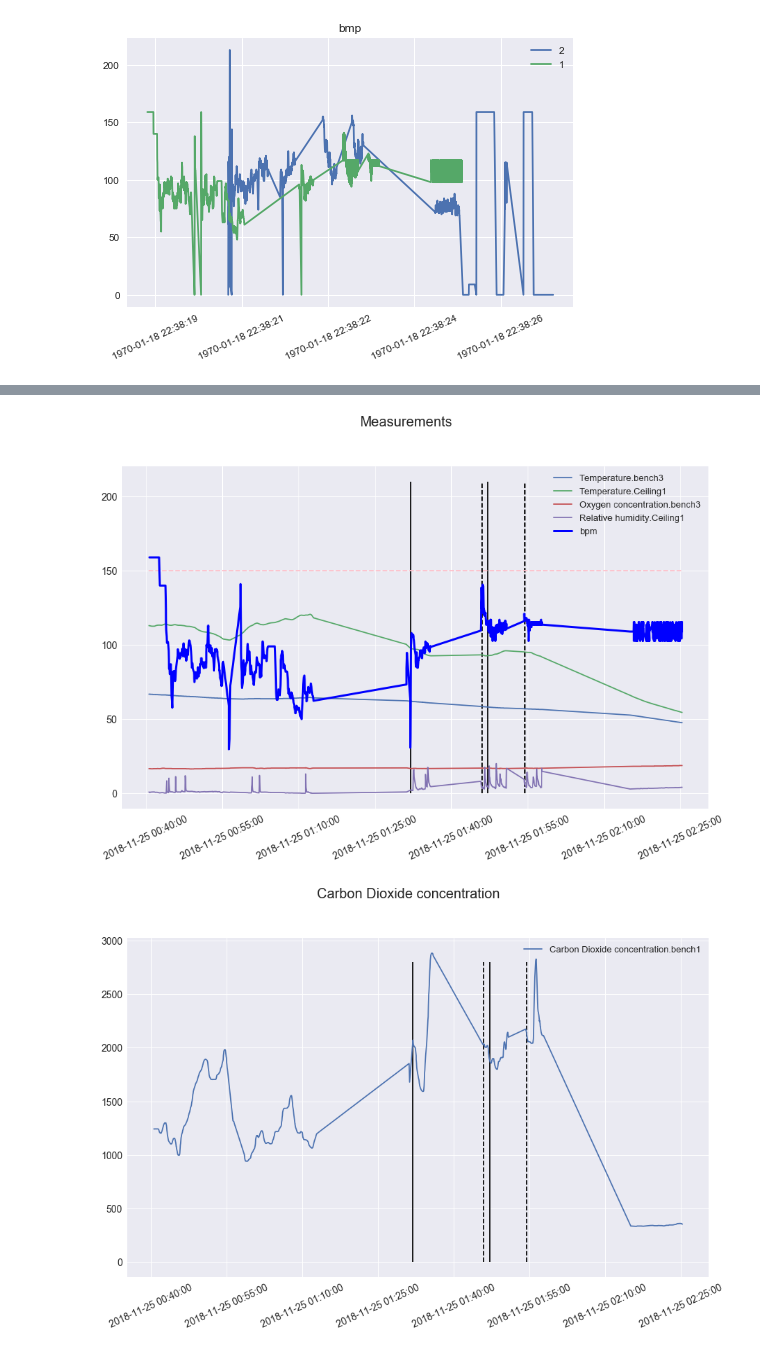
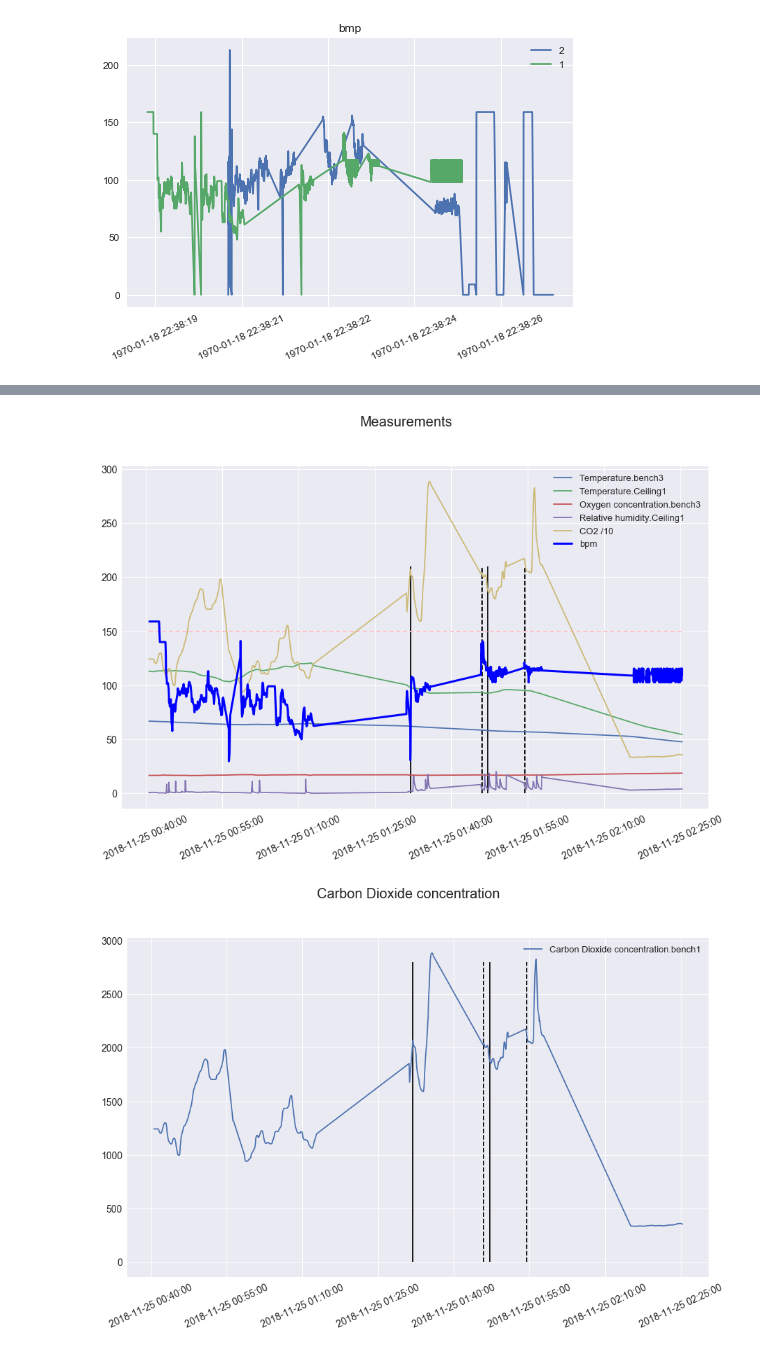
Before and after one commit to LizaLebedeva/junction-2018, a Jupyter notebook: sauna-app-joined-viz.ipynb, the cells around one changed output, grey strips where cells are left out. Cells and saved outputs as stored; diff of their text form; code cells hidden in the pictures.

Commit message:
merged two graphs

```diff
--- a/sauna-app-joined-viz.ipynb
+++ b/sauna-app-joined-viz.ipynb
@@ -405,6 +405,7 @@ df_cleaned.head()
 # %%
 user_id=1
 joined = pd.merge(df_cleaned, bpm[bpm.user_id==user_id], left_index=True, right_index=True, how='inner')
+joined['CO2 /10'] = joined['Carbon Dioxide concentration.bench1']/10
 joined.head()
 # %% [output]
 |  | Timestamp_x | Oxygen concentration.bench3 | Temperature.bench3 | Carbon Dioxide concentration.bench1 | Temperature.bench1 | ... |
@@ -440,7 +441,8 @@ for col in ['Temperature.bench3',
 #             'Temperature.bench1',
 #        'Relative humidity.floor1',
 #        'Relative humidity.bench2',
-       'Relative humidity.Ceiling1'
+       'Relative humidity.Ceiling1',
+            'CO2 /10'
 #             , 'bpm'
            ]:
     values=joined[col]#.rolling(10).mean()
@@ -461,34 +463,34 @@ plt.plot(datenums,values, label = 'bpm', linewidth=3, color='blue')
 # ax2.plot(datenums,values, label = 'Carbon Dioxide concentration.bench1', color=color)
 # ax2 = joined['Carbon Dioxide concentration.bench1'].plot(secondary_y=True,color=color, ax=ax)
 
 # plt.legend()
 # plt.title('Measurements')
 plt.legend(prop={'size': 13})
 fig.suptitle('Measurements', fontsize=20)
 plt.xticks(fontsize=14)
 plt.yticks(fontsize=14)
 
 ax2.tick_params(axis='y', labelcolor=color)
 
 # fig.tight_layout()  # otherwise the right y-label is slightly clipped
 for i in entered:
     plt.vlines(datetime.fromtimestamp(i/1000), ymin=0, ymax=ymax)
 
 for i in left:
     plt.vlines(datetime.fromtimestamp(i/1000), ymin=0, ymax=ymax, linestyles='dashed')
 
 for i in good:
     plt.vlines(datetime.fromtimestamp(i/1000), ymin=0, ymax=ymax, linestyles='dashed', color = 'green')
 
 for i in bad:
     plt.vlines(datetime.fromtimestamp(i/1000), ymin=0, ymax=ymax, linestyles='dashed', color = 'red')
 
 plt.hlines(150, xmin = datenums.min(), xmax = datenums.max(), linestyles='dashed', color = 'pink', linewidth=1.8)
 
 
 plt.show()
 # %% [output]
-[figure, old version]
+[figure, new version]
 # %%
 fig.savefig('test.jpg')
 # %%
```
Also changed, not shown: parts of 2 cells of this notebook.
